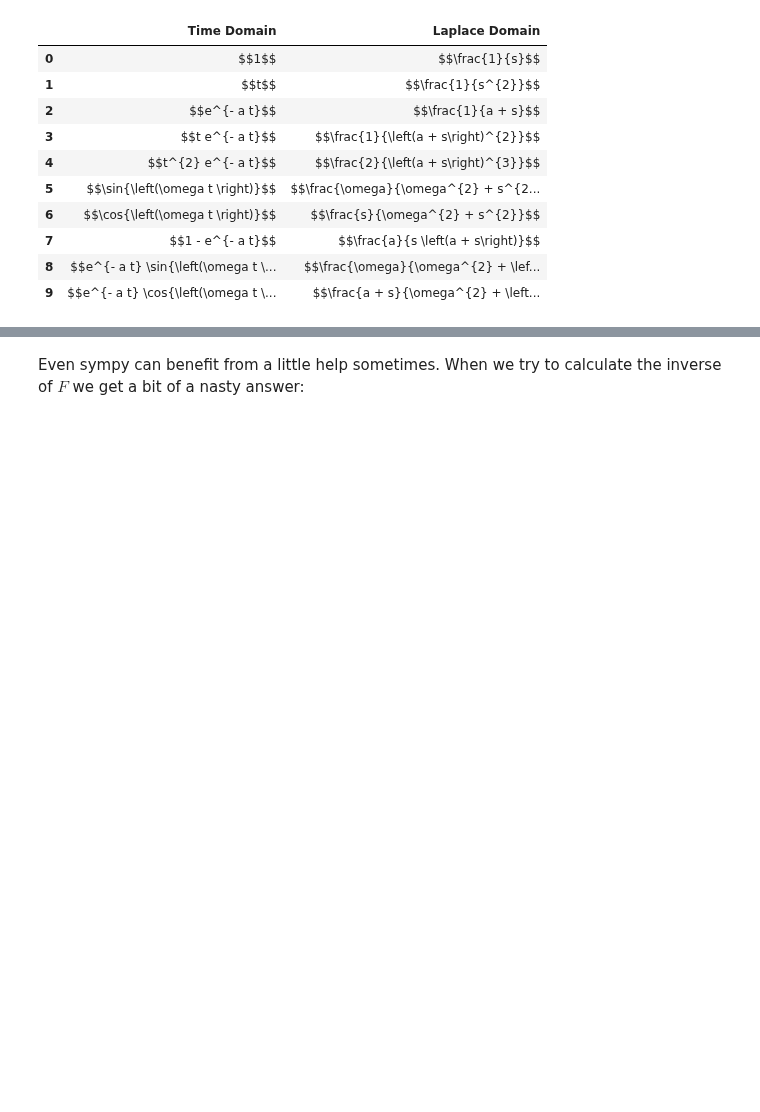
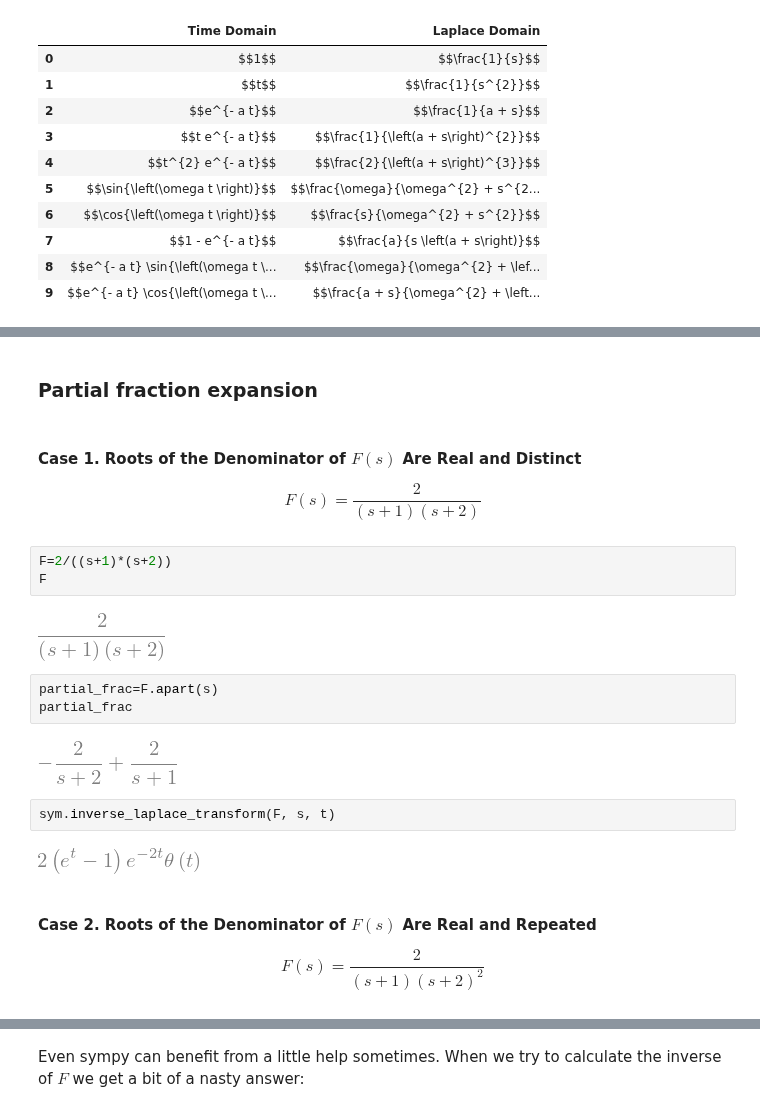
Before and after one commit to sayedul79/python-control-system, a Jupyter notebook: laplace_transform.ipynb, the cells around one changed output, grey strips where cells are left out. Cells and saved outputs as stored; diff of their text form; blank space fills up the shorter version.

```diff
--- a/laplace_transform.ipynb
+++ b/laplace_transform.ipynb
@@ -165,0 +204,22 @@ table
+# %% [markdown]
+### Partial fraction expansion
+# %% [markdown]
+#### Case 1. Roots of the Denominator of $F(s)$ Are Real and Distinct
+$$F(s)=\dfrac{2}{(s+1)(s+2)}$$
+# %%
+F=2/((s+1)*(s+2))
+F
+# %% [output]
+[figure, added]
+# %%
+partial_frac=F.apart(s)
+partial_frac
+# %% [output]
+[figure, added]
+# %%
+sym.inverse_laplace_transform(F, s, t)
+# %% [output]
+[figure, added]
+# %% [markdown]
+#### Case 2. Roots of the Denominator of $F(s)$ Are Real and Repeated
+$$F(s)=\frac{2}{(s+1)(s+2)^2}$$
```
Also changed, not shown: parts of 53 cells of this notebook.
